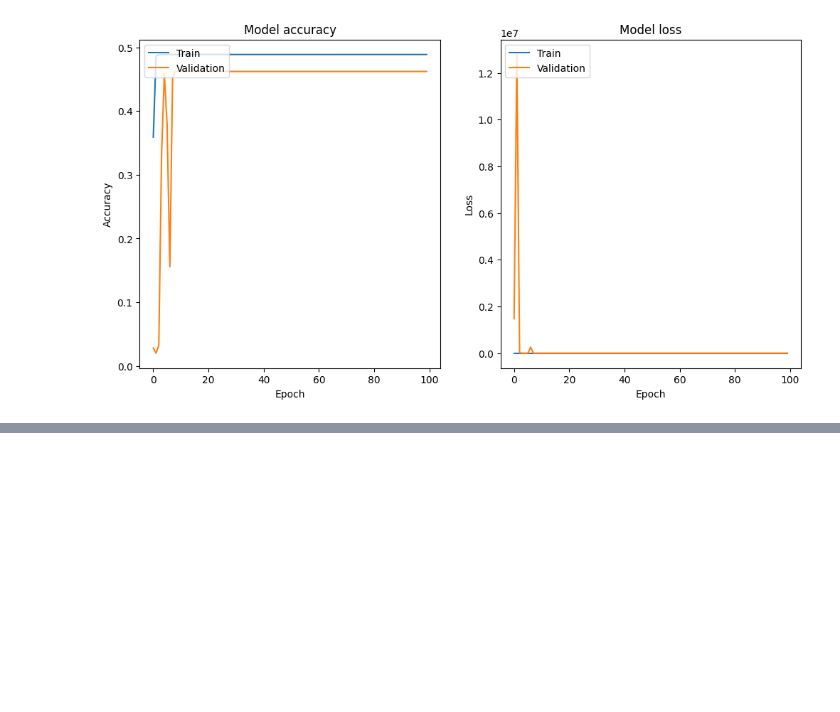
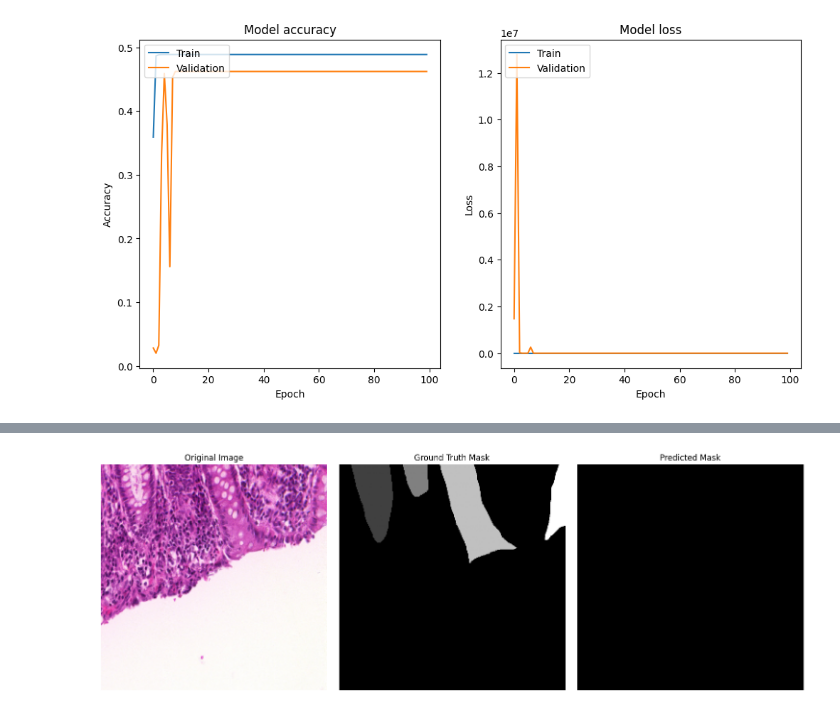
Before and after one commit to potnurupavansai-coder/image_segmentation, a Jupyter notebook: res101-unet.ipynb, the cells around one changed output, grey strips where cells are left out. Saved outputs shown, nothing was run; the diff lists cells and outputs as text; code cells hidden in the pictures; blank space fills up the shorter version.

```diff
--- a/res101-unet.ipynb
+++ b/res101-unet.ipynb
@@ -183,56 +183,71 @@ plt.show()
 import cv2
 import numpy as np
 import segmentation_models as sm
-from tensorflow.keras.models import load_model
+from tensorflow.keras.preprocessing.image import img_to_array
 import matplotlib.pyplot as plt
+import os
 
 # Load the pre-trained model
 BACKBONE = 'resnet101'
 preprocess_input = sm.get_preprocessing(BACKBONE)
 
-# Assuming you have already defined your model architecture as 'model'
-# For example, if you're using a Unet model with a ResNet34 backbone
 model = sm.Unet(BACKBONE, encoder_weights='imagenet')
 model.load_weights('/content/T1_RES101_Unet_best_model.keras')
-# Define the preprocessing function
+
+# Define preprocessing function
 def preprocess_image(image_path):
     img = cv2.imread(image_path, cv2.IMREAD_COLOR)
+    if img is None:
+        raise FileNotFoundError(f"Image not found at {image_path}")
+    img = cv2.cvtColor(img, cv2.COLOR_BGR2RGB)  # Convert to RGB
     img_resized = cv2.resize(img, (256, 256))
-    image = img_to_array(img_resized) / 255.0
+    image = img_to_array(img_resized)
+    image = preprocess_input(image)
     return image
 
-# Preprocess the test image
-test_image_path = '/kaggle/input/liverdata/data/image_177/imaging.png'
+# Set image and mask paths
+test_image_path = '/content/liverdata/Warwick_QU_Dataset/testA_11.bmp'
+test_mask_path = test_image_path.replace('.bmp', '_anno.bmp')
+
+# Preprocess image
 test_image = preprocess_image(test_image_path)
+test_image = np.expand_dims(test_image, axis=0)  # Shape: (1, 256, 256, 3)
 
-# Ensure the image has the correct shape and add the batch dimension
-test_image = np.expand_dims(test_image, axis=0) # Now the shape should be (1, 512, 512, 3)
+# Predict
+predictions = model.predict(test_image)
+print("Prediction range:", np.min(predictions), "to", np.max(predictions))
 
-# Perform inference
-predictions = model.predict(test_image)
+# Apply threshold
+predictions = (predictions > 0.3).astype(np.uint8)
 
-# Post-process the predictions if necessary
-# For binary segmentation, you might want to apply a threshold
-predictions = (predictions > 0.5).astype(np.uint8)
+# Load and preprocess mask
+if not os.path.exists(test_mask_path):
+    raise FileNotFoundError(f"Mask not found at {test_mask_path}")
 
-# Visualize the results
-# Assuming you have the corresponding mask for the test image
-test_mask_path = '/kaggle/input/liverdata/data/image_177/segmentation.png'
 test_mask = cv2.imread(test_mask_path, cv2.IMREAD_GRAYSCALE)
 test_mask = cv2.resize(test_mask, (256, 256)) / 255.0
 
+# Visualize
 fig, axes = plt.subplots(1, 3, figsize=(15, 5))
 
 # Original image
-axes[0].imshow(test_image[0])
+original_img = cv2.imread(test_image_path)
+original_img = cv2.cvtColor(original_img, cv2.COLOR_BGR2RGB)
+original_img = cv2.resize(original_img, (256, 256))
+axes[0].imshow(original_img)
 axes[0].set_title('Original Image')
+axes[0].axis('off')
 
 # Ground truth mask
 axes[1].imshow(test_mask, cmap='gray')
 axes[1].set_title('Ground Truth Mask')
+axes[1].axis('off')
 
 # Predicted mask
-axes[2].imshow(predictions[0], cmap='gray')
+axes[2].imshow(predictions[0, :, :, 0], cmap='gray')
 axes[2].set_title('Predicted Mask')
+axes[2].axis('off')
 
+plt.tight_layout()
 plt.show()
+# %% [output]
@@ -238,0 +256 @@ plt.show()
+[figure, added]
```
Also changed, not shown: parts of 1 cell of this notebook.
